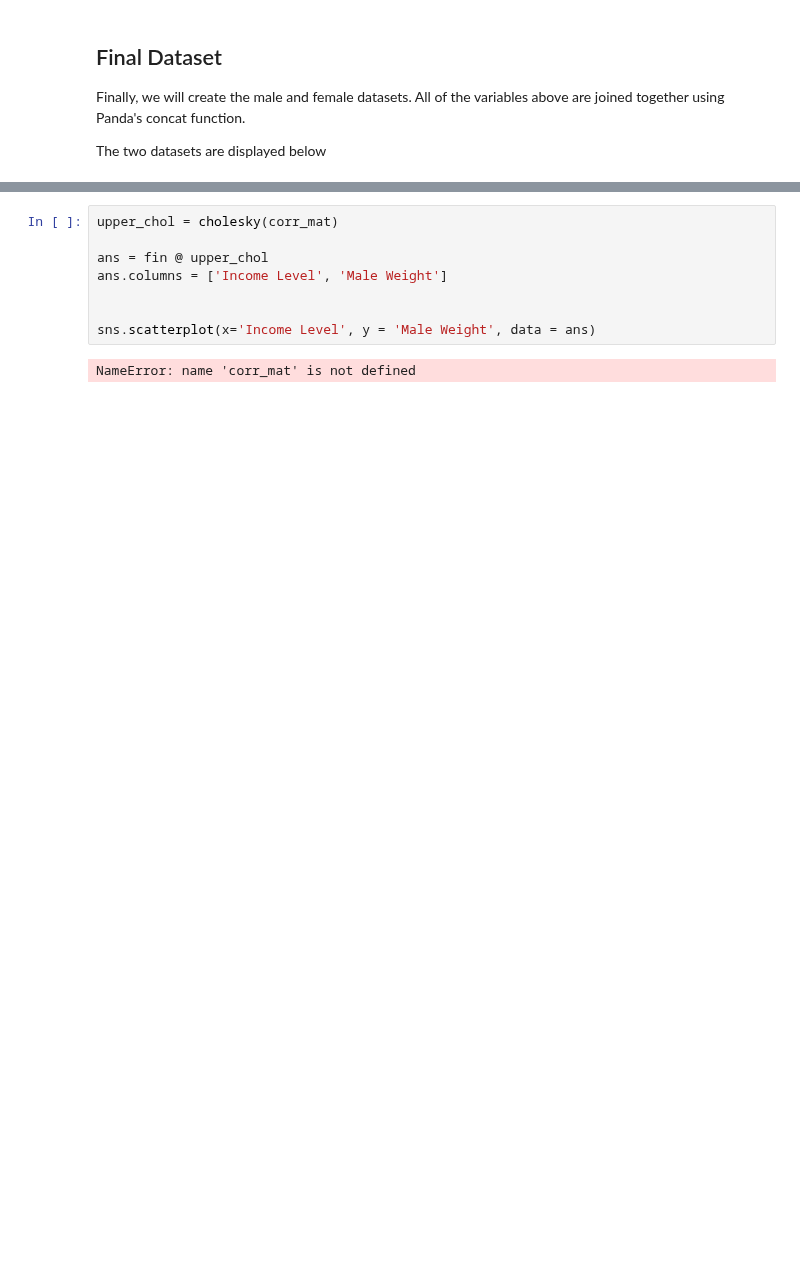
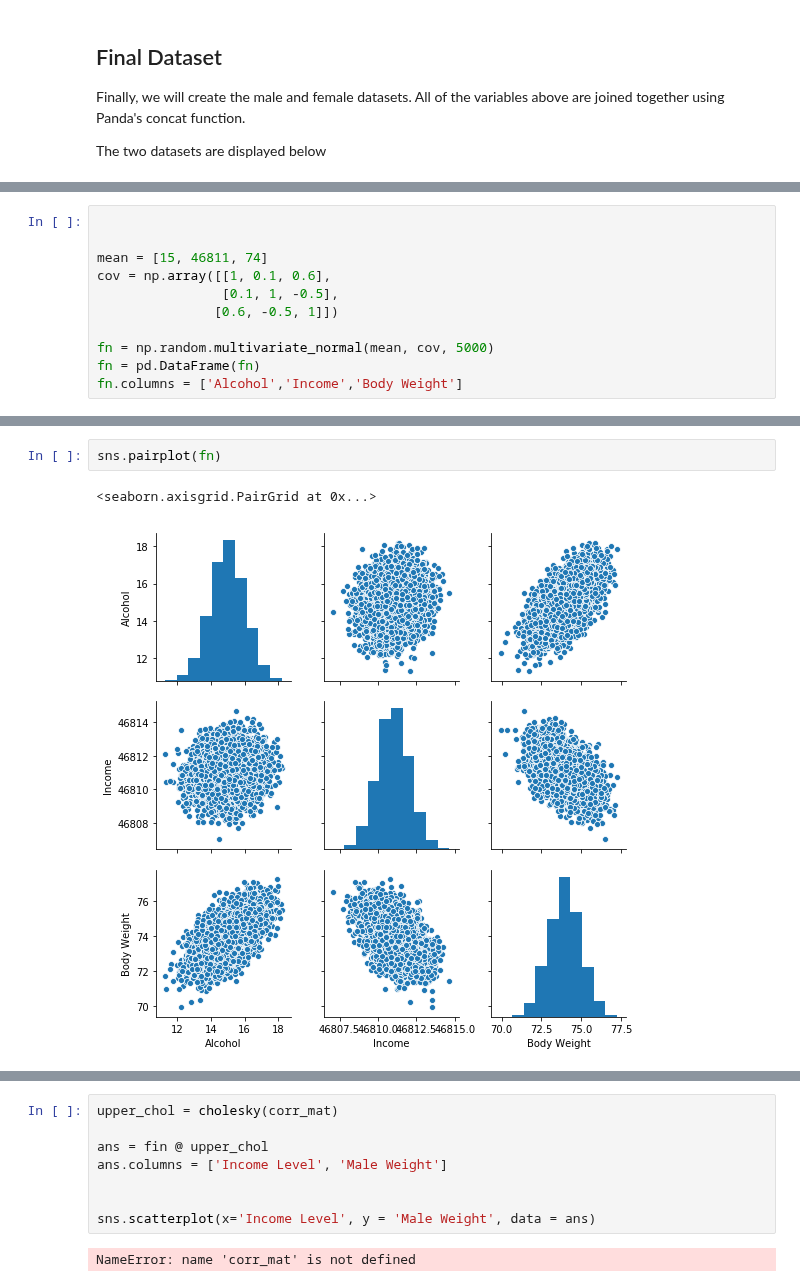
Before and after one commit to dermotkel/programming-project, a Jupyter notebook: Programming Project.ipynb, the cells around one changed output, grey strips where cells are left out. Drawn from its saved outputs; the diff is of its cells as text; blank space fills up the shorter version.

Commit message:
finished normal distribution section

```diff
--- a/Programming Project.ipynb
+++ b/Programming Project.ipynb
@@ -416,0 +435,11 @@ female_combined.head()
+# %%
+
+
+mean = [15, 46811, 74]
+cov = np.array([[1, 0.1, 0.6],
+                [0.1, 1, -0.5],
+               [0.6, -0.5, 1]])
+
+fn = np.random.multivariate_normal(mean, cov, 5000)
+fn = pd.DataFrame(fn)
+fn.columns = ['Alcohol','Income','Body Weight']
@@ -416,0 +455,5 @@ female_combined.head()
+# %%
+sns.pairplot(fn)
+# %% [output]
+<seaborn.axisgrid.PairGrid at 0x...>
+[figure, added]
```
Also changed, not shown: parts of 23 cells of this notebook.
